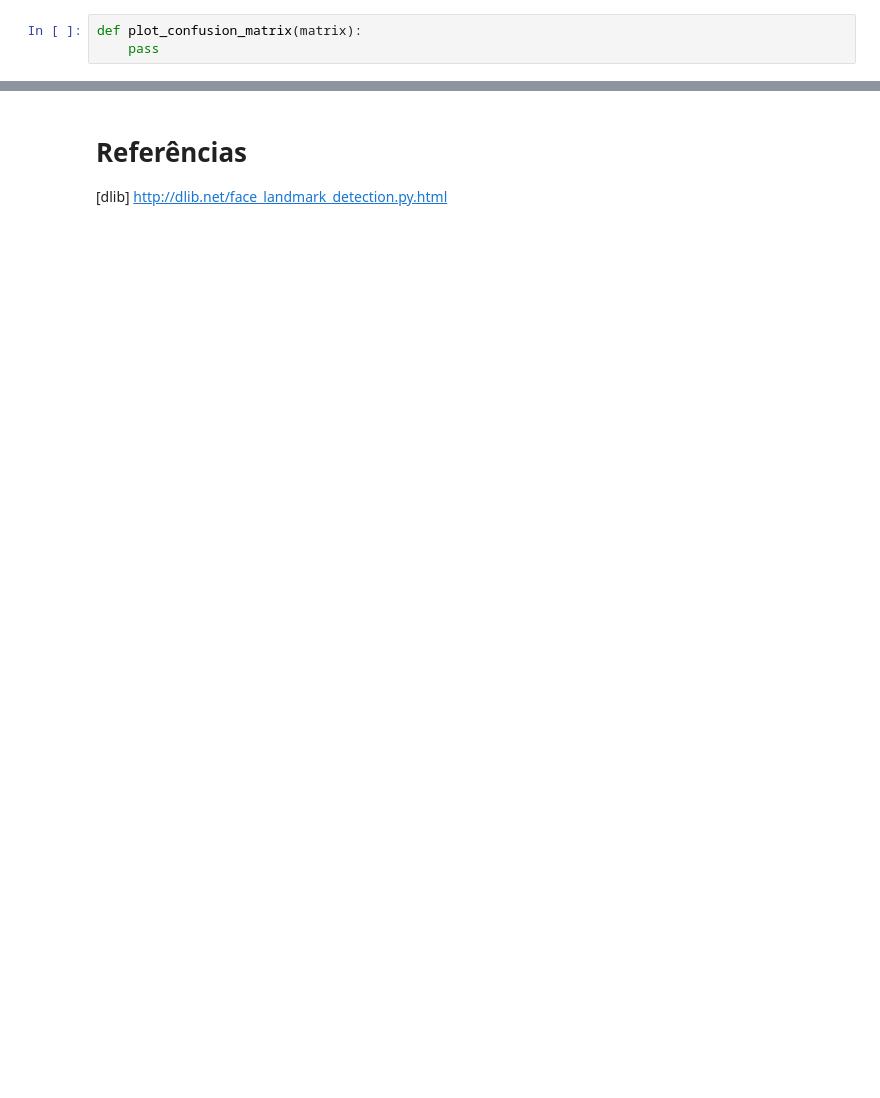
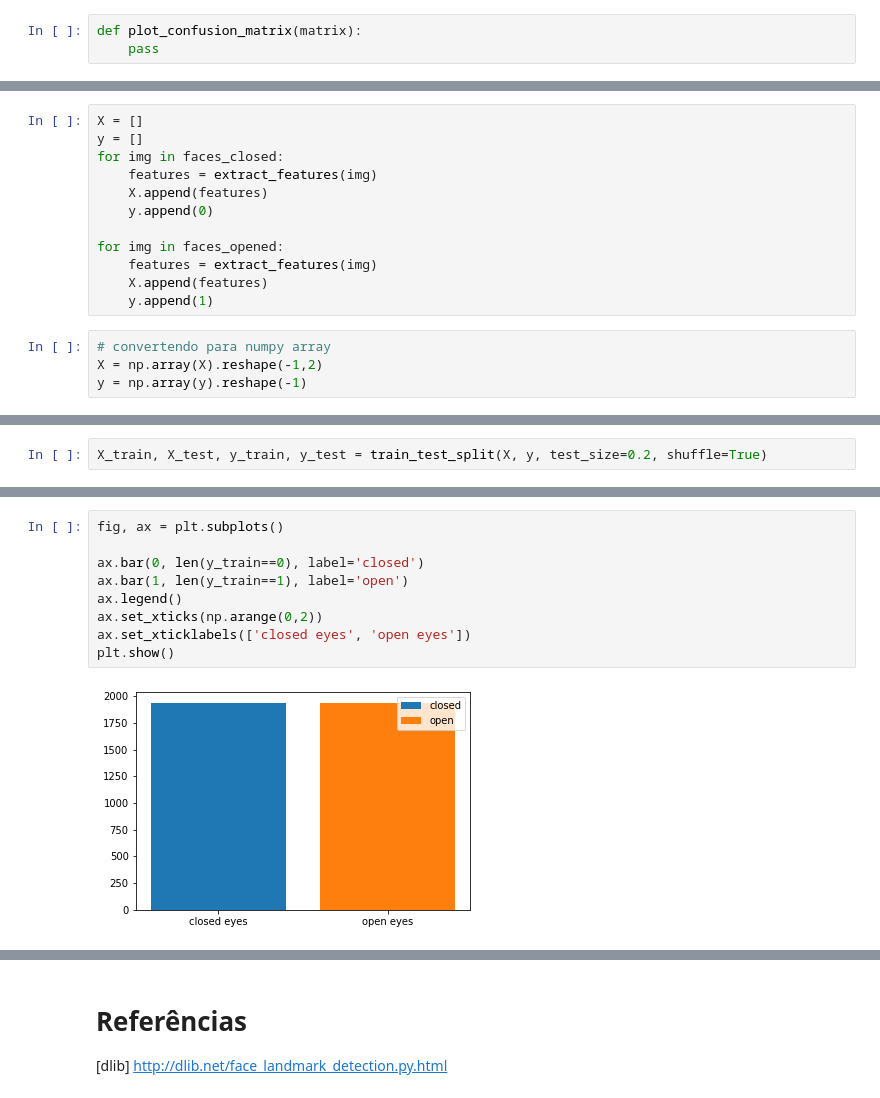
Before and after one commit to Gabriellgpc/open_closed_eyes_classifier, a Jupyter notebook: classifier_notebook.ipynb, the cells around one changed output, grey strips where cells are left out. Saved outputs shown, nothing was run; the diff lists cells and outputs as text; blank space fills up the shorter version.

```diff
--- a/classifier_notebook.ipynb
+++ b/classifier_notebook.ipynb
@@ -99,0 +156,16 @@ def compute_metrics(y_true, y_pred, matrix=None):
+# %%
+X = []
+y = []
+for img in faces_closed:
+    features = extract_features(img)
+    X.append(features)
+    y.append(0)
+
+for img in faces_opened:
+    features = extract_features(img)
+    X.append(features)
+    y.append(1)
+# %%
+# convertendo para numpy array
+X = np.array(X).reshape(-1,2)
+y = np.array(y).reshape(-1)
@@ -99,0 +182,2 @@ def compute_metrics(y_true, y_pred, matrix=None):
+# %%
+X_train, X_test, y_train, y_test = train_test_split(X, y, test_size=0.2, shuffle=True)
@@ -99,0 +194,11 @@ def compute_metrics(y_true, y_pred, matrix=None):
+# %%
+fig, ax = plt.subplots()
+
+ax.bar(0, len(y_train==0), label='closed')
+ax.bar(1, len(y_train==1), label='open')
+ax.legend()
+ax.set_xticks(np.arange(0,2))
+ax.set_xticklabels(['closed eyes', 'open eyes'])
+plt.show()
+# %% [output]
+[figure, added]
```
Also changed, not shown: parts of 34 cells of this notebook.
